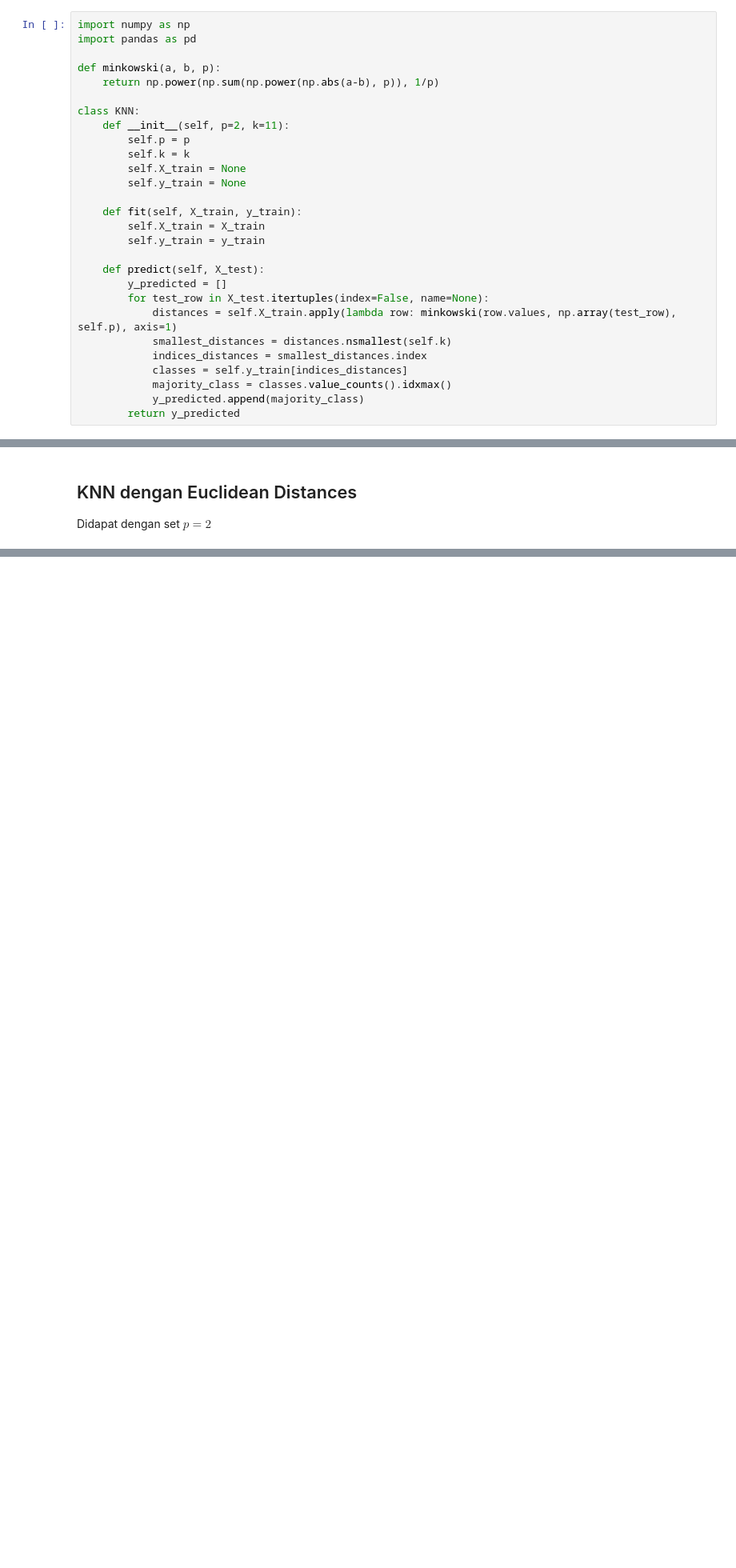
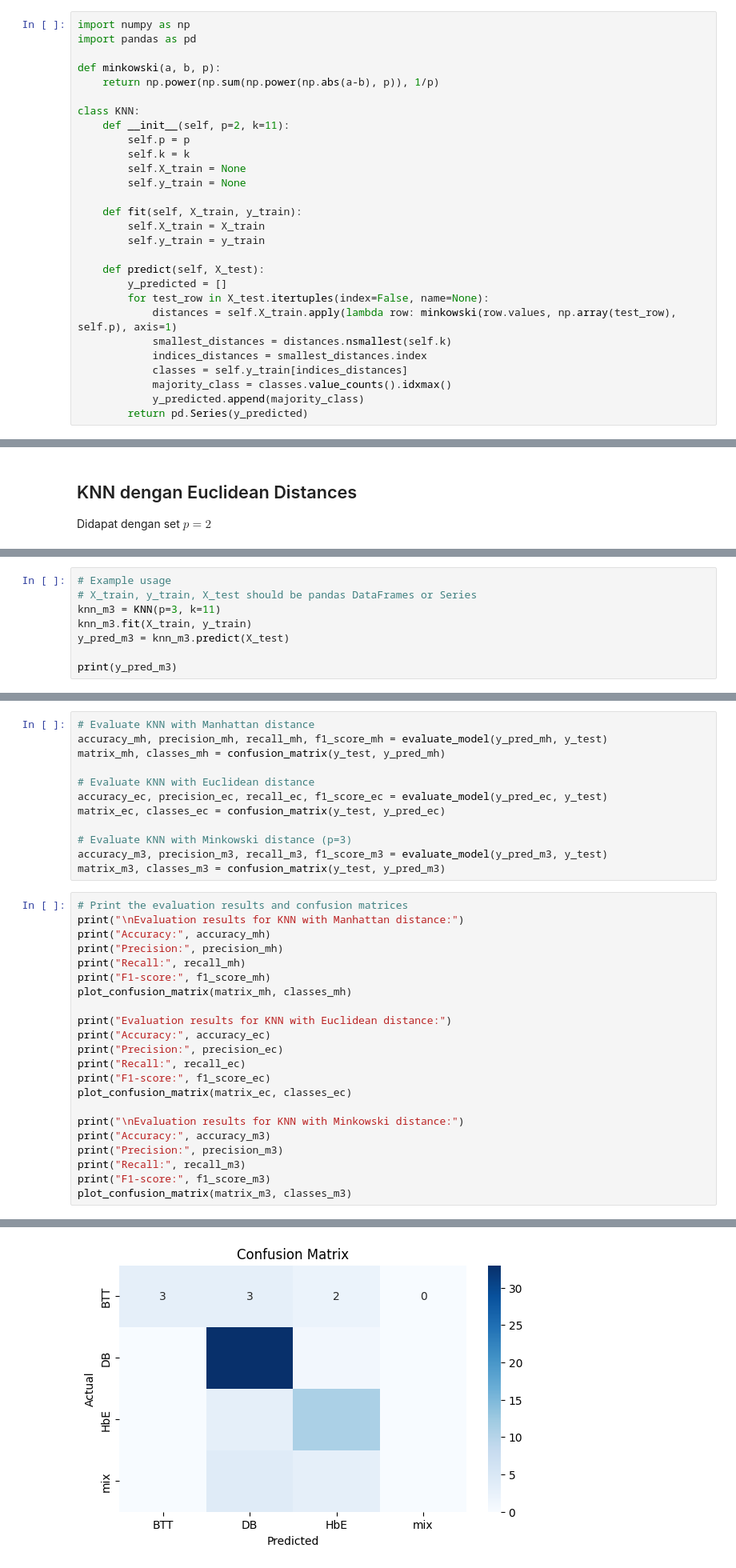
Before and after one commit to kopiademsigma/KNN-Classification, a Jupyter notebook: main.ipynb, the cells around one changed output, grey strips where cells are left out. Shown: that part at 80% size. Cells and saved outputs as stored; diff of their text form; blank space fills up the shorter version.

Commit message:
add evaluation + confussion matrix

```diff
--- a/main.ipynb
+++ b/main.ipynb
@@ -106,7 +111,7 @@ class KNN:
             classes = self.y_train[indices_distances]
             majority_class = classes.value_counts().idxmax()
             y_predicted.append(majority_class)
-        return y_predicted
+        return pd.Series(y_predicted)
 # %%
 # # Fungsi Jarak
 # import numpy as np
@@ -167,0 +204,8 @@ print(y_predicted)
+# %%
+# Example usage
+# X_train, y_train, X_test should be pandas DataFrames or Series
+knn_m3 = KNN(p=3, k=11)
+knn_m3.fit(X_train, y_train)
+y_pred_m3 = knn_m3.predict(X_test)
+
+print(y_pred_m3)
@@ -167,0 +279,35 @@ print(y_predicted)
+# %%
+# Evaluate KNN with Manhattan distance
+accuracy_mh, precision_mh, recall_mh, f1_score_mh = evaluate_model(y_pred_mh, y_test)
+matrix_mh, classes_mh = confusion_matrix(y_test, y_pred_mh)
+
+# Evaluate KNN with Euclidean distance
+accuracy_ec, precision_ec, recall_ec, f1_score_ec = evaluate_model(y_pred_ec, y_test)
+matrix_ec, classes_ec = confusion_matrix(y_test, y_pred_ec)
+
+# Evaluate KNN with Minkowski distance (p=3)
+accuracy_m3, precision_m3, recall_m3, f1_score_m3 = evaluate_model(y_pred_m3, y_test)
+matrix_m3, classes_m3 = confusion_matrix(y_test, y_pred_m3)
+# %%
+# Print the evaluation results and confusion matrices
+print("\nEvaluation results for KNN with Manhattan distance:")
+print("Accuracy:", accuracy_mh)
+print("Precision:", precision_mh)
+print("Recall:", recall_mh)
+print("F1-score:", f1_score_mh)
+plot_confusion_matrix(matrix_mh, classes_mh)
+
+print("Evaluation results for KNN with Euclidean distance:")
+print("Accuracy:", accuracy_ec)
+print("Precision:", precision_ec)
+print("Recall:", recall_ec)
+print("F1-score:", f1_score_ec)
+plot_confusion_matrix(matrix_ec, classes_ec)
+
+print("\nEvaluation results for KNN with Minkowski distance:")
+print("Accuracy:", accuracy_m3)
+print("Precision:", precision_m3)
+print("Recall:", recall_m3)
+print("F1-score:", f1_score_m3)
+plot_confusion_matrix(matrix_m3, classes_m3)
+# %% [output]
@@ -167,0 +319 @@ print(y_predicted)
+[figure, added]
```
Also changed, not shown: parts of 10 cells of this notebook.
